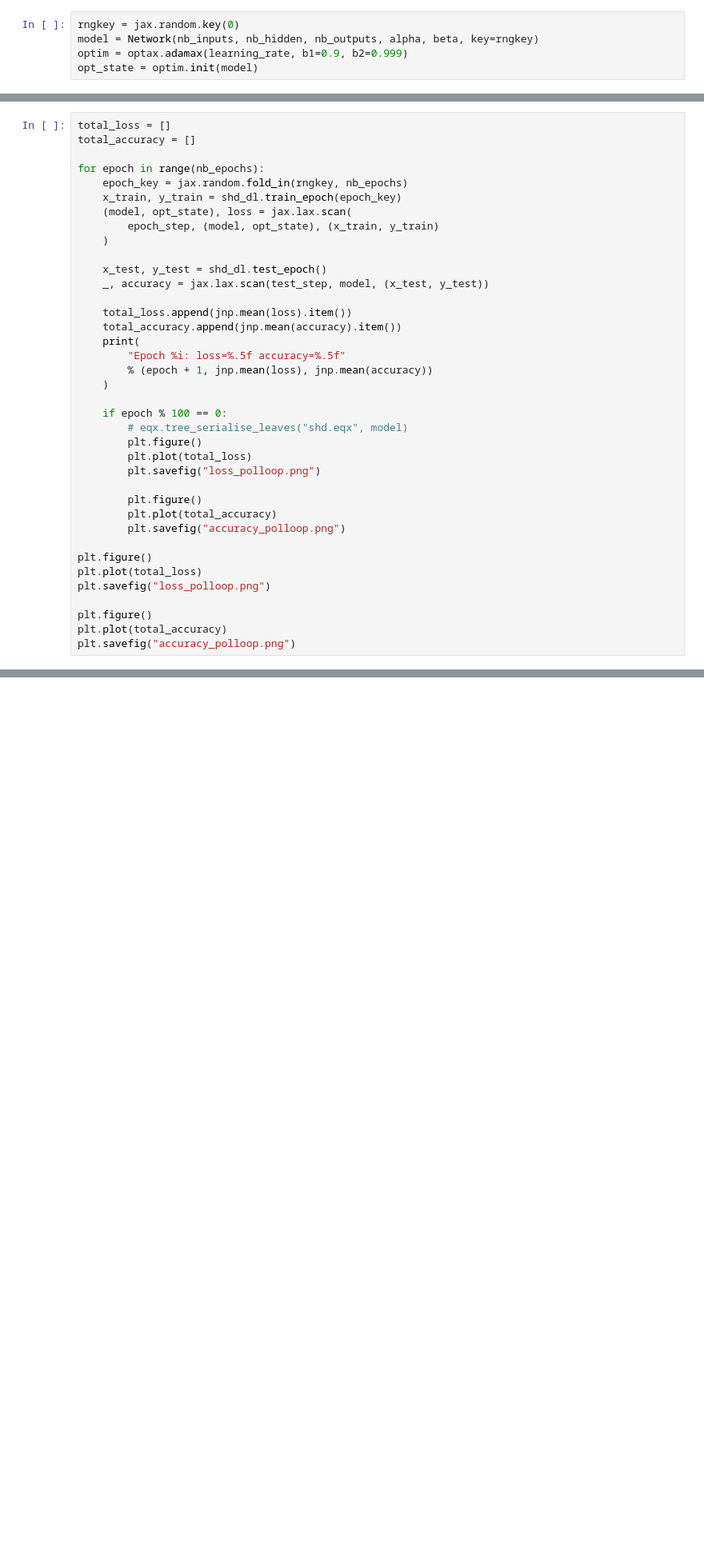
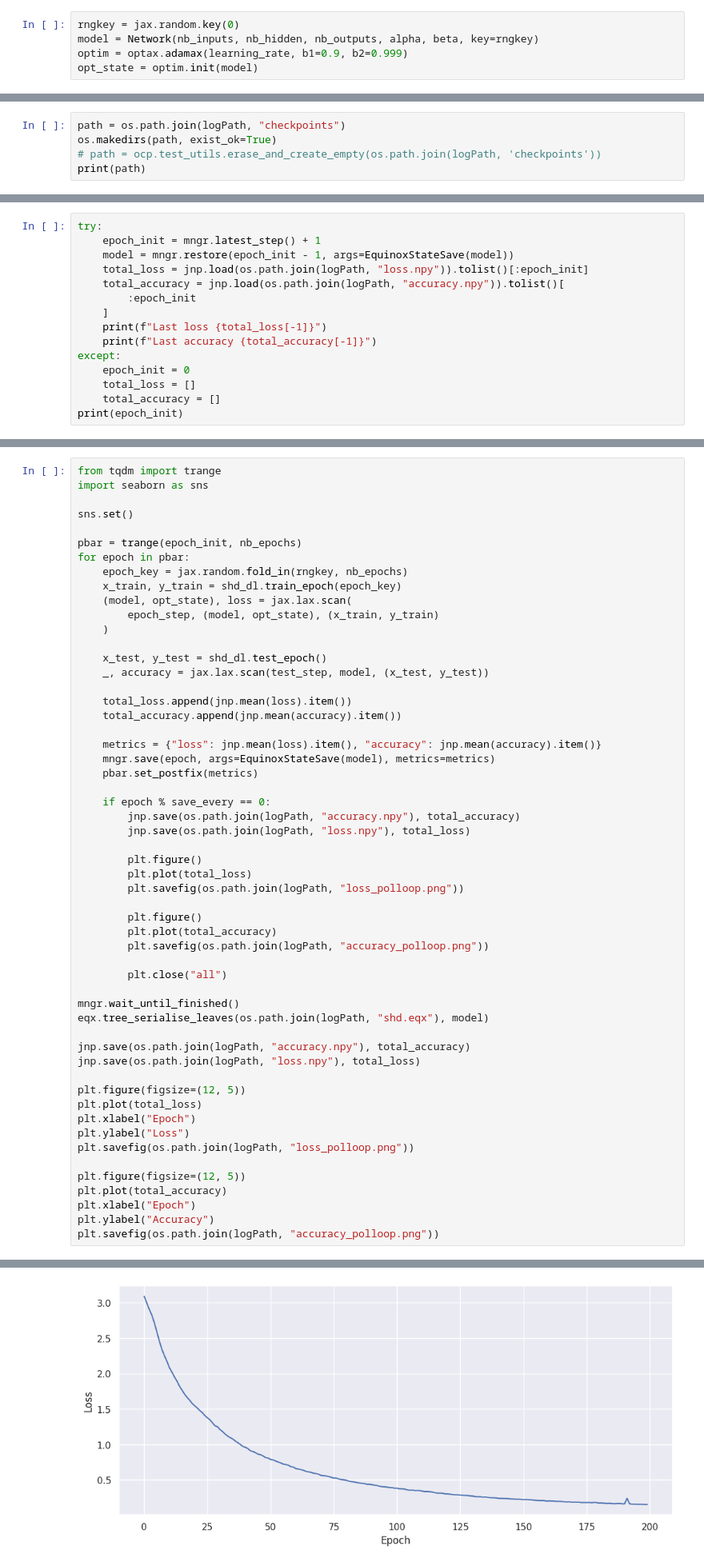
Before and after one commit to ncas-tum/ELEANOR, a Jupyter notebook: polloop.ipynb, the cells around one changed output, grey strips where cells are left out. Shown at 80% size. Cells and saved outputs as stored; diff of their text form; blank space fills up the shorter version.

```diff
--- a/polloop.ipynb
+++ b/polloop.ipynb
@@ -465,0 +489,5 @@ plt.show()
+# %%
+path = os.path.join(logPath, "checkpoints")
+os.makedirs(path, exist_ok=True)
+# path = ocp.test_utils.erase_and_create_empty(os.path.join(logPath, 'checkpoints'))
+print(path)
@@ -465,0 +504,15 @@ plt.show()
+# %%
+try:
+    epoch_init = mngr.latest_step() + 1
+    model = mngr.restore(epoch_init - 1, args=EquinoxStateSave(model))
+    total_loss = jnp.load(os.path.join(logPath, "loss.npy")).tolist()[:epoch_init]
+    total_accuracy = jnp.load(os.path.join(logPath, "accuracy.npy")).tolist()[
+        :epoch_init
+    ]
+    print(f"Last loss {total_loss[-1]}")
+    print(f"Last accuracy {total_accuracy[-1]}")
+except:
+    epoch_init = 0
+    total_loss = []
+    total_accuracy = []
+print(epoch_init)
@@ -466,8 +525,11 @@ plt.show()
 # %%
-total_loss = []
-total_accuracy = []
+from tqdm import trange
+import seaborn as sns
 
-for epoch in range(nb_epochs):
+sns.set()
+
+pbar = trange(epoch_init, nb_epochs)
+for epoch in pbar:
     epoch_key = jax.random.fold_in(rngkey, nb_epochs)
     x_train, y_train = shd_dl.train_epoch(epoch_key)
     (model, opt_state), loss = jax.lax.scan(
@@ -479,26 +541,40 @@ for epoch in range(nb_epochs):
 
     total_loss.append(jnp.mean(loss).item())
     total_accuracy.append(jnp.mean(accuracy).item())
-    print(
-        "Epoch %i: loss=%.5f accuracy=%.5f"
-        % (epoch + 1, jnp.mean(loss), jnp.mean(accuracy))
-    )
 
-    if epoch % 100 == 0:
-        # eqx.tree_serialise_leaves("shd.eqx", model)
+    metrics = {"loss": jnp.mean(loss).item(), "accuracy": jnp.mean(accuracy).item()}
+    mngr.save(epoch, args=EquinoxStateSave(model), metrics=metrics)
+    pbar.set_postfix(metrics)
+
+    if epoch % save_every == 0:
+        jnp.save(os.path.join(logPath, "accuracy.npy"), total_accuracy)
+        jnp.save(os.path.join(logPath, "loss.npy"), total_loss)
+
         plt.figure()
         plt.plot(total_loss)
-        plt.savefig("loss_polloop.png")
+        plt.savefig(os.path.join(logPath, "loss_polloop.png"))
 
         plt.figure()
         plt.plot(total_accuracy)
-        plt.savefig("accuracy_polloop.png")
+        plt.savefig(os.path.join(logPath, "accuracy_polloop.png"))
 
-plt.figure()
+        plt.close("all")
+
+mngr.wait_until_finished()
+eqx.tree_serialise_leaves(os.path.join(logPath, "shd.eqx"), model)
+
+jnp.save(os.path.join(logPath, "accuracy.npy"), total_accuracy)
+jnp.save(os.path.join(logPath, "loss.npy"), total_loss)
+
+plt.figure(figsize=(12, 5))
 plt.plot(total_loss)
-plt.savefig("loss_polloop.png")
+plt.xlabel("Epoch")
+plt.ylabel("Loss")
+plt.savefig(os.path.join(logPath, "loss_polloop.png"))
 
-plt.figure()
+plt.figure(figsize=(12, 5))
 plt.plot(total_accuracy)
-plt.savefig("accuracy_polloop.png")
+plt.xlabel("Epoch")
+plt.ylabel("Accuracy")
+plt.savefig(os.path.join(logPath, "accuracy_polloop.png"))
 # %% [output]
@@ -521,0 +581 @@ Epoch 297: loss=2.51819 accuracy=0.50138
+[figure, added]
```
Also changed, not shown: parts of 36 cells of this notebook, 4 other files.
